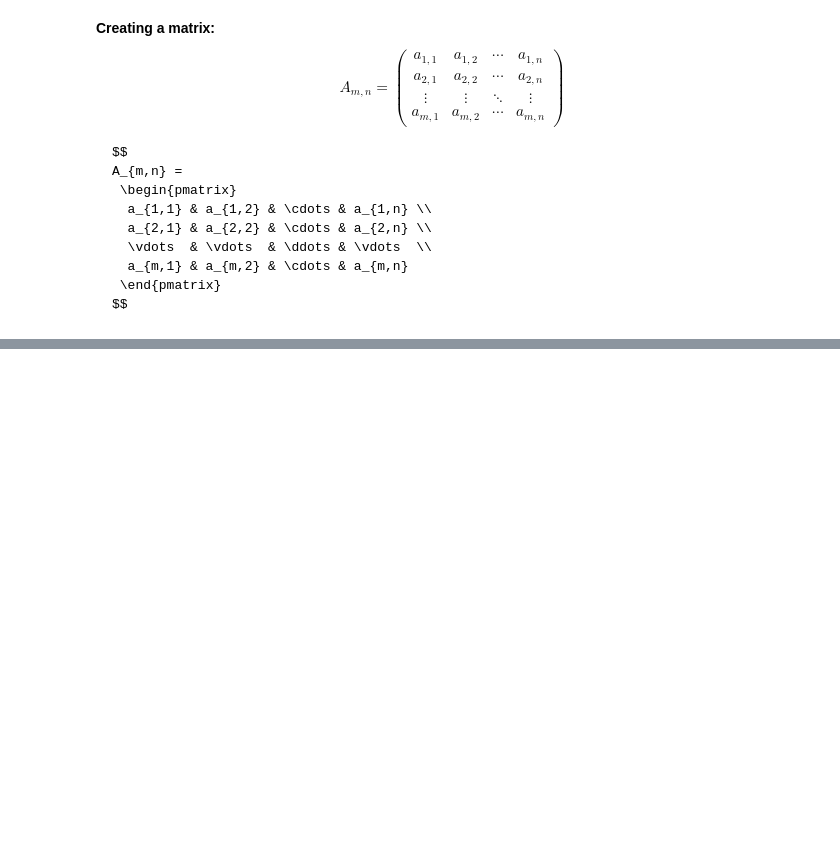
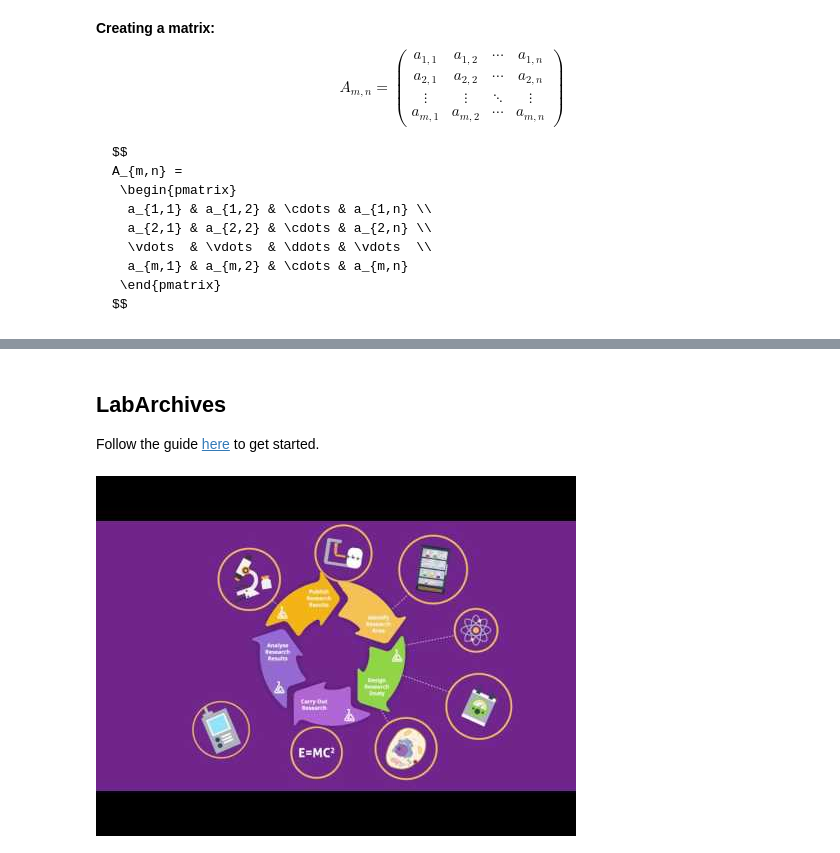
Before and after one commit to UUDeCART/reproducible_science, a Jupyter notebook: 4_1-BuildYourToolkit.ipynb, the cells around one changed output, grey strips where cells are left out. Saved outputs shown, nothing was run; the diff lists cells and outputs as text; code cells hidden in the pictures; blank space fills up the shorter version.

```diff
--- a/4_1-BuildYourToolkit.ipynb
+++ b/4_1-BuildYourToolkit.ipynb
@@ -115,0 +124,8 @@ $$
+# %% [markdown]
+## LabArchives
+Follow the guide <a href="http://campusguides.lib.utah.edu/labarchives">here</a> to get started.
+# %%
+from IPython.display import YouTubeVideo
+YouTubeVideo("2Jd4JOLImfI", width=600, height=350)
+# %% [output]
+[figure, added]
```
Also changed, not shown: parts of 9 cells of this notebook.
